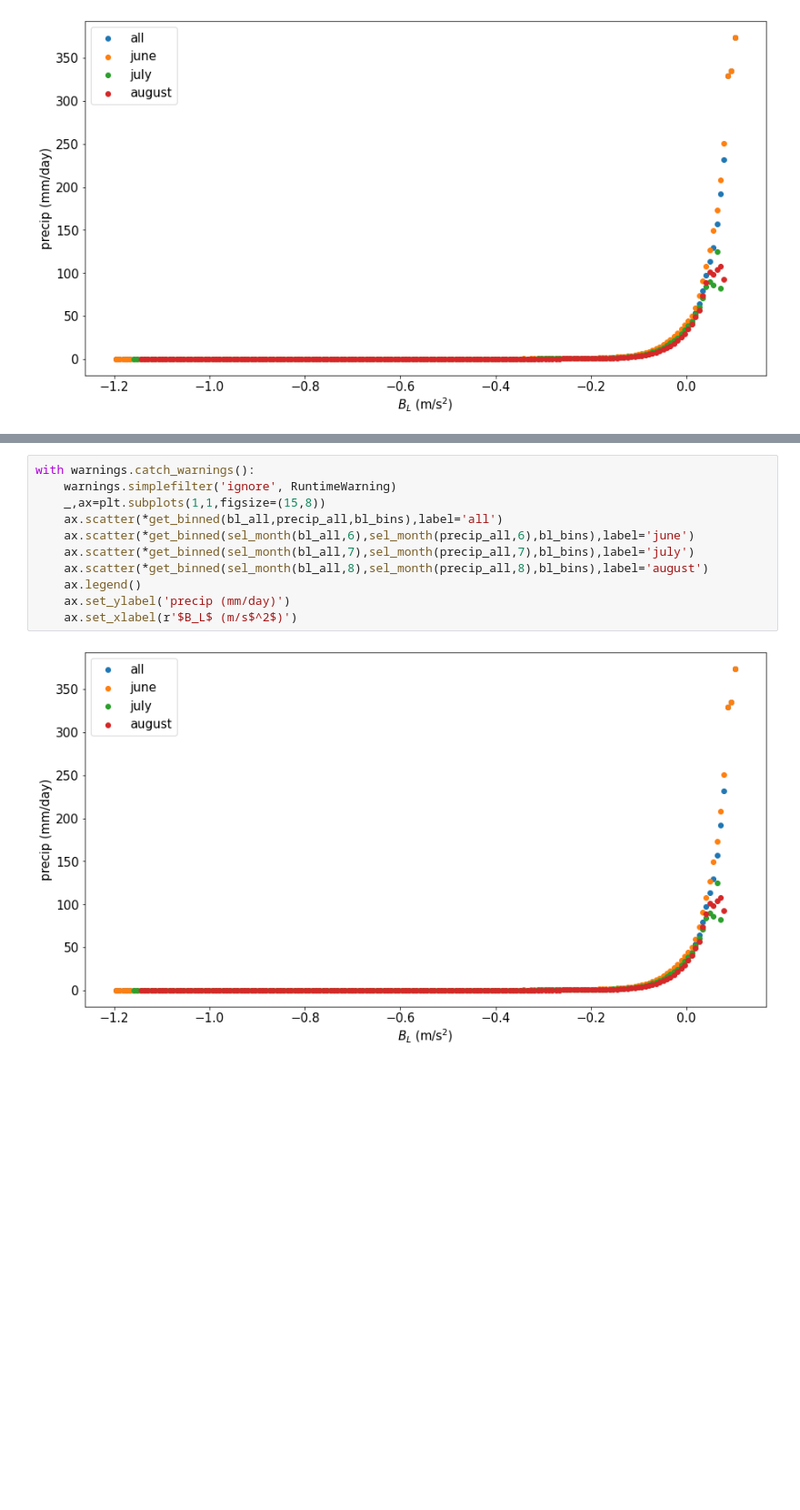
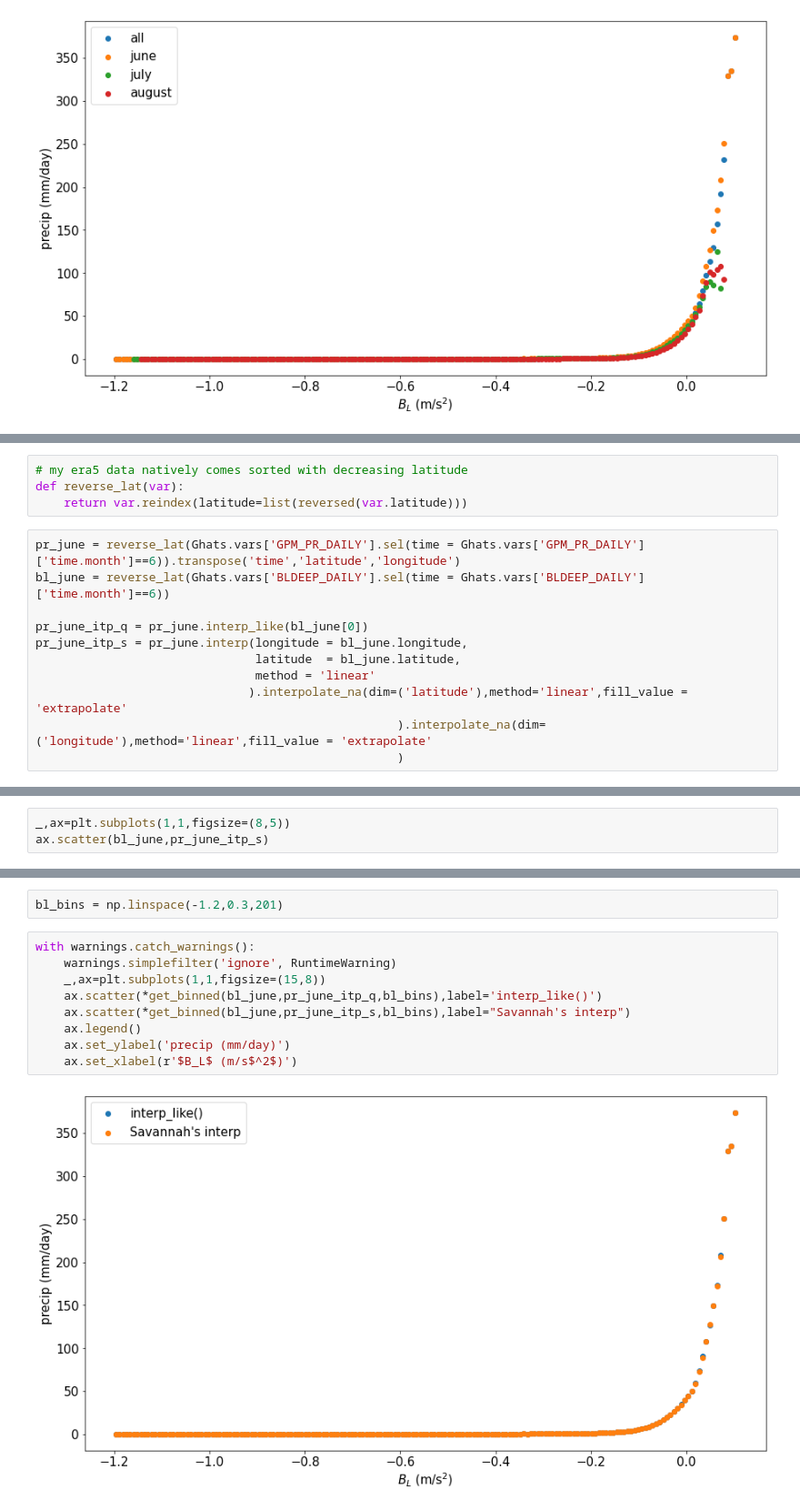
Before and after one commit to qnicolas/orographicPrecipitation, a Jupyter notebook: observationsAndERA5/ghatsPrecipBLrelation.ipynb, the cells around one changed output, grey strips where cells are left out. Shown: that part at 91% size. Saved outputs shown, nothing was run; the diff lists cells and outputs as text; blank space fills up the shorter version.

Commit message:
Tested Savannah's method for computing B_L and interpolating

```diff
--- a/observationsAndERA5/ghatsPrecipBLrelation.ipynb
+++ b/observationsAndERA5/ghatsPrecipBLrelation.ipynb
@@ -103,0 +109,15 @@ with warnings.catch_warnings():
+# %%
+# my era5 data natively comes sorted with decreasing latitude
+def reverse_lat(var):
+    return var.reindex(latitude=list(reversed(var.latitude)))
+# %%
+pr_june = reverse_lat(Ghats.vars['GPM_PR_DAILY'].sel(time = Ghats.vars['GPM_PR_DAILY']['time.month']==6)).transpose('time','latitude','longitude')
+bl_june = reverse_lat(Ghats.vars['BLDEEP_DAILY'].sel(time = Ghats.vars['BLDEEP_DAILY']['time.month']==6))
+
+pr_june_itp_q = pr_june.interp_like(bl_june[0])
+pr_june_itp_s = pr_june.interp(longitude = bl_june.longitude,
+                               latitude  = bl_june.latitude,
+                               method = 'linear'
+                              ).interpolate_na(dim=('latitude'),method='linear',fill_value = 'extrapolate'
+                                                   ).interpolate_na(dim=('longitude'),method='linear',fill_value = 'extrapolate'
+                                                   )
@@ -103,0 +130,3 @@ with warnings.catch_warnings():
+# %%
+_,ax=plt.subplots(1,1,figsize=(8,5))
+ax.scatter(bl_june,pr_june_itp_s)
@@ -104,13 +136,13 @@ with warnings.catch_warnings():
+# %%
+bl_bins = np.linspace(-1.2,0.3,201)
 # %%
 with warnings.catch_warnings():
     warnings.simplefilter('ignore', RuntimeWarning)
     _,ax=plt.subplots(1,1,figsize=(15,8))
-    ax.scatter(*get_binned(bl_all,precip_all,bl_bins),label='all')
-    ax.scatter(*get_binned(sel_month(bl_all,6),sel_month(precip_all,6),bl_bins),label='june')
-    ax.scatter(*get_binned(sel_month(bl_all,7),sel_month(precip_all,7),bl_bins),label='july')
-    ax.scatter(*get_binned(sel_month(bl_all,8),sel_month(precip_all,8),bl_bins),label='august')
+    ax.scatter(*get_binned(bl_june,pr_june_itp_q,bl_bins),label='interp_like()')
+    ax.scatter(*get_binned(bl_june,pr_june_itp_s,bl_bins),label="Savannah's interp")
     ax.legend()
     ax.set_ylabel('precip (mm/day)')
     ax.set_xlabel(r'$B_L$ (m/s$^2$)')
 # %% [output]
-[figure, old version]
+[figure, new version]
```
Also changed, not shown: parts of 22 cells of this notebook, 2 other files.
